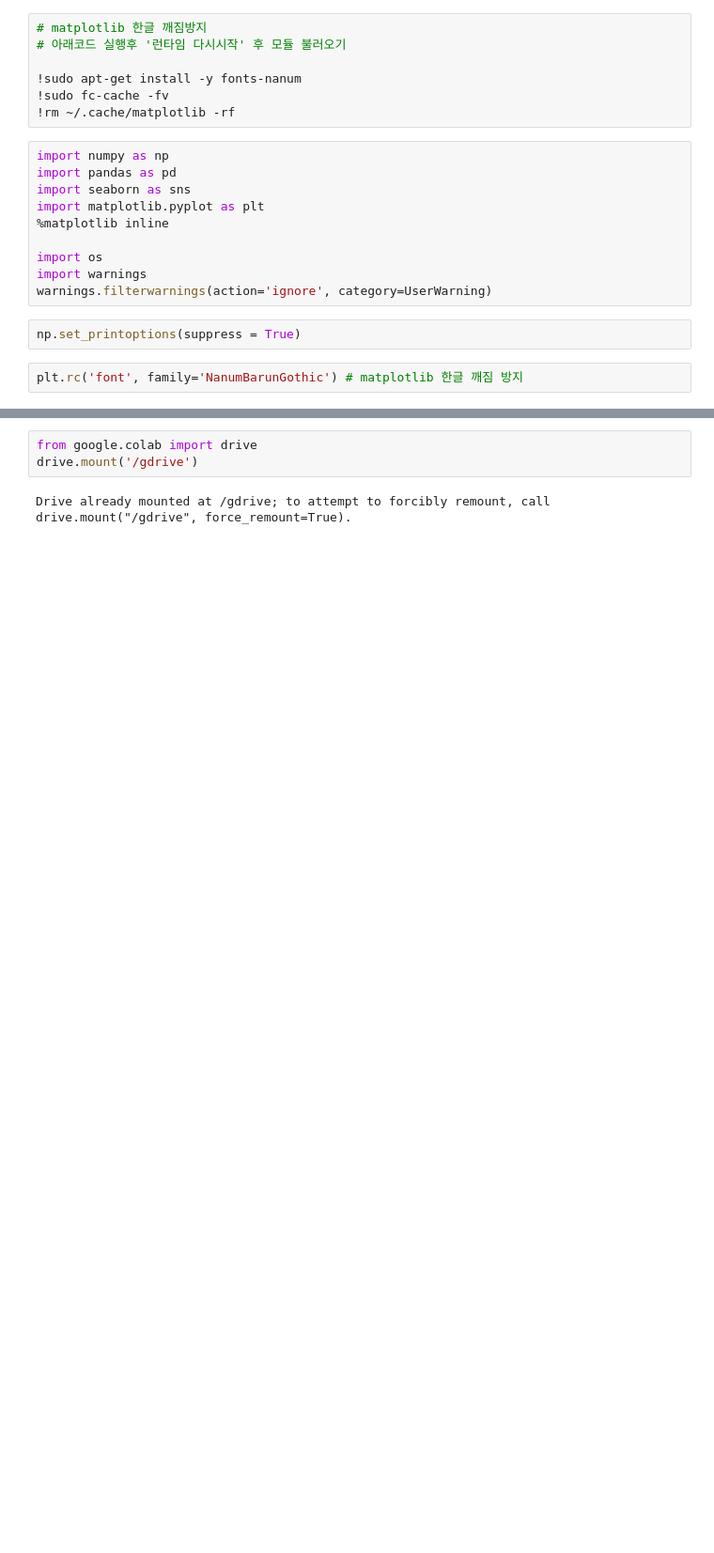
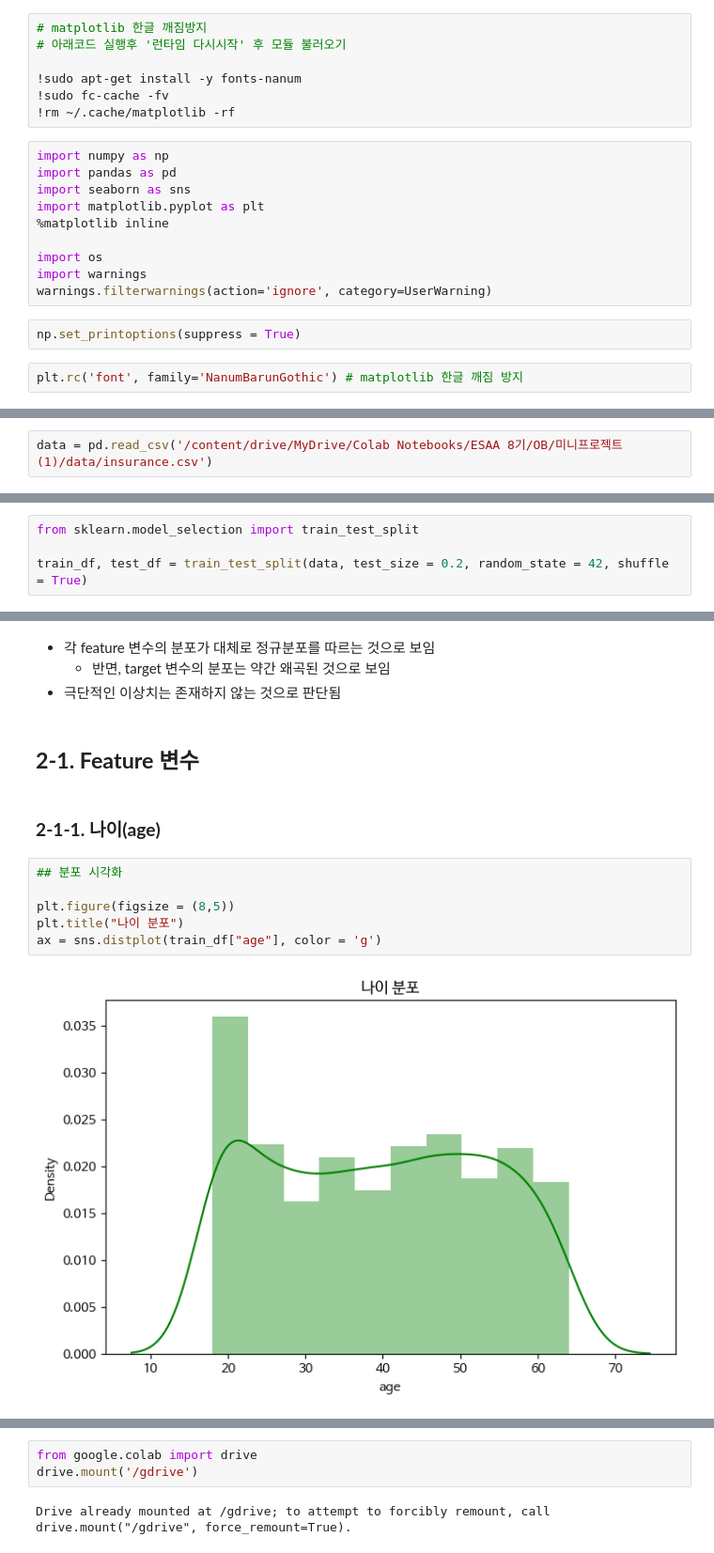
Before and after one commit to chasubeen/ESAA_8TH_OB, a Jupyter notebook: mini_proj(1)/OBProject1_final.ipynb, the cells around one changed output, grey strips where cells are left out. Shown at 94% size. Cells and saved outputs as stored; diff of their text form; blank space fills up the shorter version.

```diff
--- a/mini_proj(1)/OBProject1_final.ipynb
+++ b/mini_proj(1)/OBProject1_final.ipynb
@@ -25,0 +33,2 @@ plt.rc('font', family='NanumBarunGothic') # matplotlib 한글 깨짐 방지
+# %%
+data = pd.read_csv('/content/drive/MyDrive/Colab Notebooks/ESAA 8기/OB/미니프로젝트(1)/data/insurance.csv')
@@ -25,0 +83,4 @@ plt.rc('font', family='NanumBarunGothic') # matplotlib 한글 깨짐 방지
+# %%
+from sklearn.model_selection import train_test_split
+
+train_df, test_df = train_test_split(data, test_size = 0.2, random_state = 42, shuffle = True)
@@ -25,0 +124,16 @@ plt.rc('font', family='NanumBarunGothic') # matplotlib 한글 깨짐 방지
+# %% [markdown]
+- 각 feature 변수의 분포가 대체로 정규분포를 따르는 것으로 보임
+  - 반면, target 변수의 분포는 약간 왜곡된 것으로 보임
+- 극단적인 이상치는 존재하지 않는 것으로 판단됨
+# %% [markdown]
+## **2-1. Feature 변수**
+# %% [markdown]
+### **2-1-1. 나이(age)**
+# %%
+## 분포 시각화
+
+plt.figure(figsize = (8,5))
+plt.title("나이 분포")
+ax = sns.distplot(train_df["age"], color = 'g')
+# %% [output]
+[figure, added]
```
Also changed, not shown: parts of 71 cells of this notebook.
